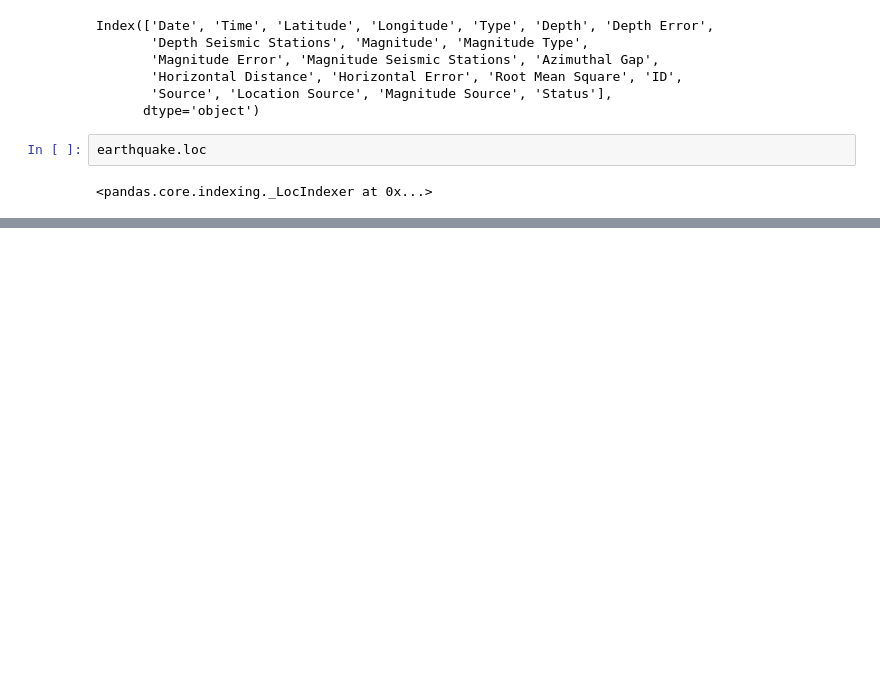
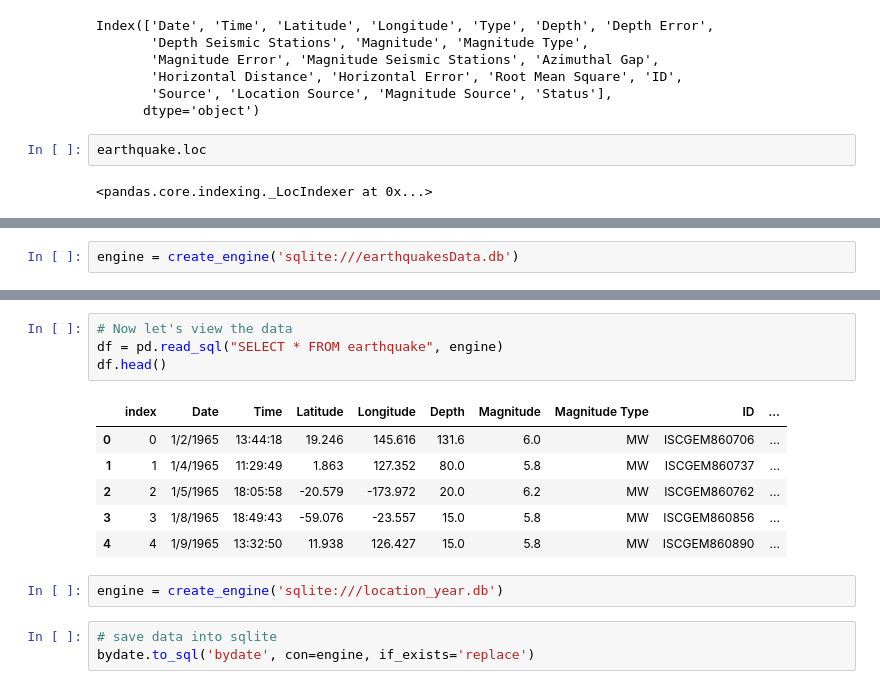
Before and after one commit to Karlasalome/Project2_intheclouds, a Jupyter notebook: Untitled.ipynb, the cells around one changed output, grey strips where cells are left out. Saved outputs shown, nothing was run; the diff lists cells and outputs as text; blank space fills up the shorter version.

Commit message:
SQLite engine and data sets

```diff
--- a/Untitled.ipynb
+++ b/Untitled.ipynb
@@ -88,0 +101,2 @@ engine = create_engine('postgresql://postgres://postgres:postgres@localhost:5432
+# %%
+engine = create_engine('sqlite:///earthquakesData.db')
@@ -88,0 +116,16 @@ engine = create_engine('postgresql://postgres://postgres:postgres@localhost:5432
+# %%
+# Now let's view the data
+df = pd.read_sql("SELECT * FROM earthquake", engine)
+df.head()
+# %% [output]
+|  | index | Date | Time | Latitude | Longitude | Depth | Magnitude | Magnitude Type | ID | ... |
+| 0 | 0 | 1/2/1965 | 13:44:18 | 19.246 | 145.616 | 131.6 | 6.0 | MW | ISCGEM860706 | ... |
+| 1 | 1 | 1/4/1965 | 11:29:49 | 1.863 | 127.352 | 80.0 | 5.8 | MW | ISCGEM860737 | ... |
+| 2 | 2 | 1/5/1965 | 18:05:58 | -20.579 | -173.972 | 20.0 | 6.2 | MW | ISCGEM860762 | ... |
+| 3 | 3 | 1/8/1965 | 18:49:43 | -59.076 | -23.557 | 15.0 | 5.8 | MW | ISCGEM860856 | ... |
+| 4 | 4 | 1/9/1965 | 13:32:50 | 11.938 | 126.427 | 15.0 | 5.8 | MW | ISCGEM860890 | ... |
+# %%
+engine = create_engine('sqlite:///location_year.db')
+# %%
+# save data into sqlite
+bydate.to_sql('bydate', con=engine, if_exists='replace')
```
Also changed, not shown: parts of 11 cells of this notebook, 4 other files.
